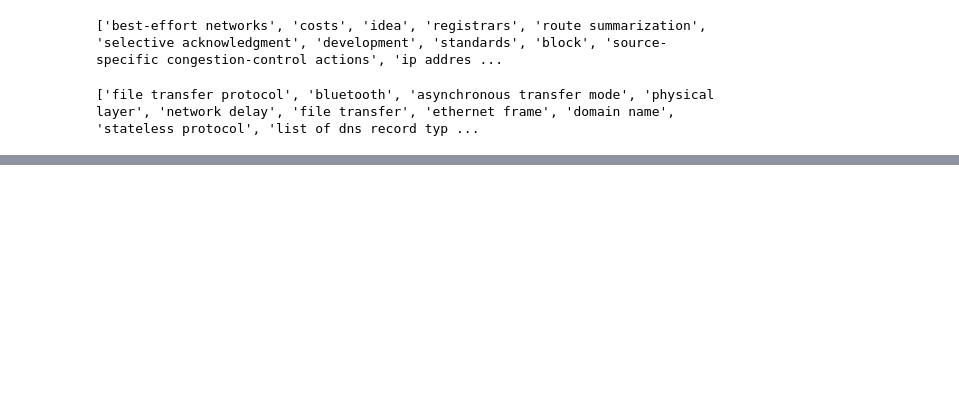
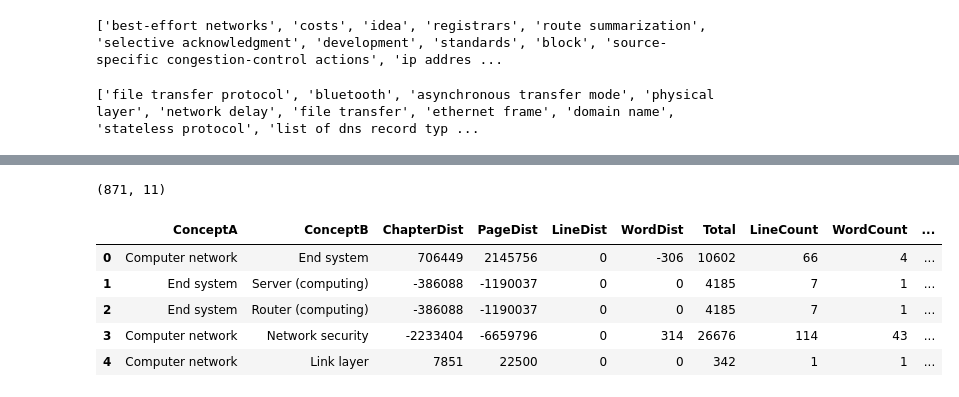
Before and after one commit to KarunThankachan/courseEvalAndGen, a Jupyter notebook: notebooks/Prerequisite Learning v2.ipynb, the cells around one changed output, grey strips where cells are left out. Drawn from its saved outputs; the diff is of its cells as text; code cells hidden in the pictures; blank space fills up the shorter version.

```diff
--- a/notebooks/Prerequisite Learning v2.ipynb
+++ b/notebooks/Prerequisite Learning v2.ipynb
@@ -149,0 +202,29 @@ AttributeError: 'numpy.ndarray' object has no attribute 'to_list'
+# %%
+clean_data = pd.read_csv("../results/train_data")
+clean_data.head()
+clean_data.shape
+# %% [output]
+(871, 11)
+# %%
+def correct(x):
+    if x == 0:
+        return 1
+    else:
+        return x
+
+
+clean_data['Avg_ChapterDist'] = clean_data['ChapterDist']/clean_data['Total']
+clean_data['Avg_PageDist'] = clean_data['PageDist']/clean_data['Total']
+clean_data['LineCount'] = clean_data['LineCount'].apply(lambda x: correct(x))
+clean_data['WordCount'] = clean_data['WordCount'].apply(lambda x: correct(x))
+clean_data['Avg_LineDist'] = clean_data['LineDist']/clean_data['LineCount']
+clean_data['Avg_WordDist'] = clean_data['WordDist']/clean_data['WordCount']
+# %%
+clean_data.head()
+# %% [output]
+|  | ConceptA | ConceptB | ChapterDist | PageDist | LineDist | WordDist | Total | LineCount | WordCount | ... |
+| 0 | Computer network | End system | 706449 | 2145756 | 0 | -306 | 10602 | 66 | 4 | ... |
+| 1 | End system | Server (computing) | -386088 | -1190037 | 0 | 0 | 4185 | 7 | 1 | ... |
+| 2 | End system | Router (computing) | -386088 | -1190037 | 0 | 0 | 4185 | 7 | 1 | ... |
+| 3 | Computer network | Network security | -2233404 | -6659796 | 0 | 314 | 26676 | 114 | 43 | ... |
+| 4 | Computer network | Link layer | 7851 | 22500 | 0 | 0 | 342 | 1 | 1 | ... |
```
Also changed, not shown: parts of 18 cells of this notebook, 9 other files.
